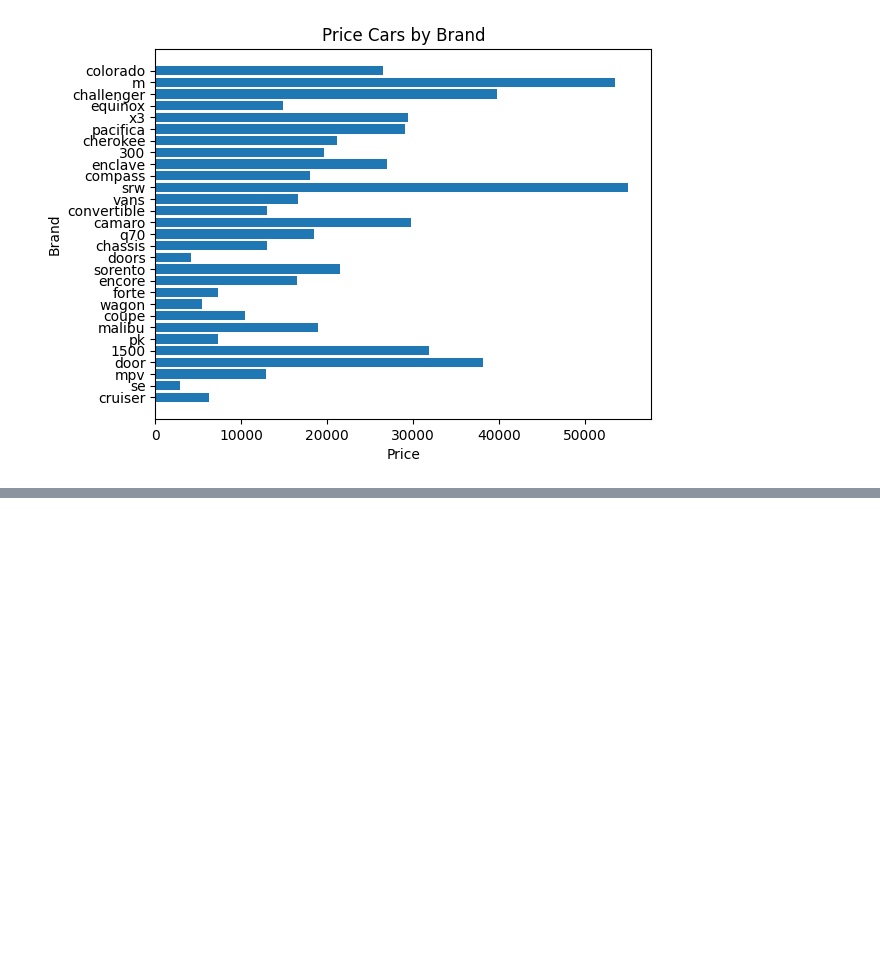
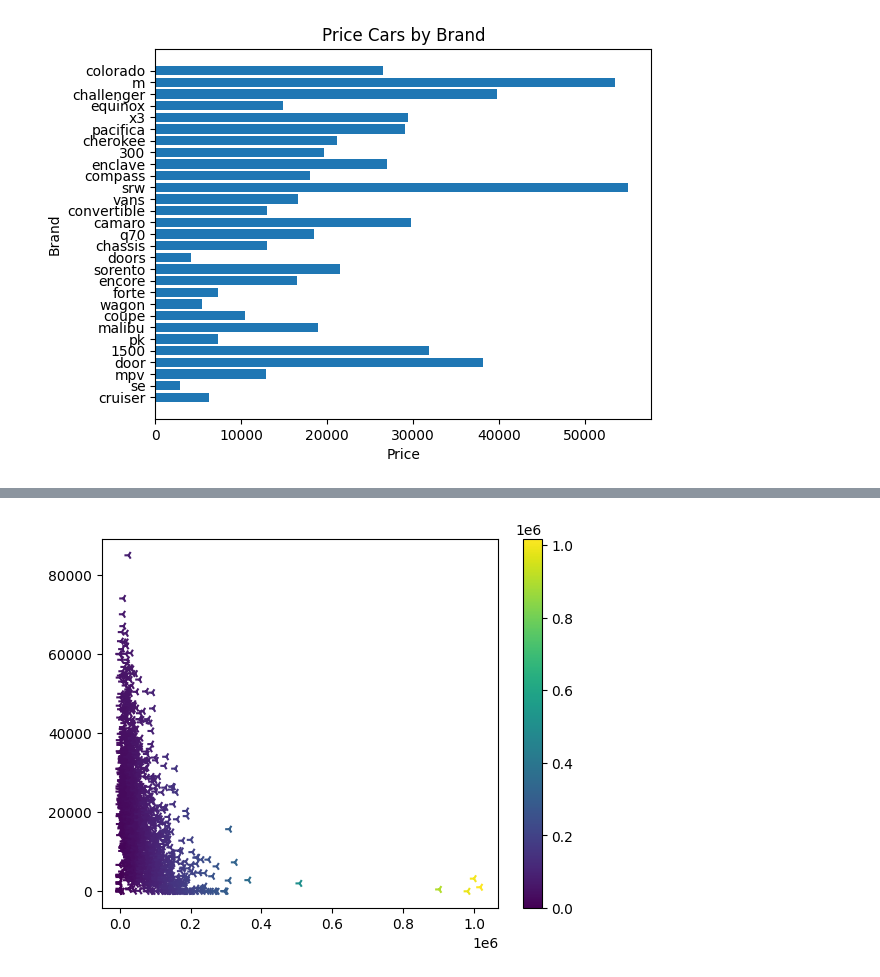
Before and after one commit to bltnhan/Python_Basic, a Jupyter notebook: demo_matplotlib.ipynb, the cells around one changed output, grey strips where cells are left out. Cells and saved outputs as stored; diff of their text form; code cells hidden in the pictures; blank space fills up the shorter version.

```diff
--- a/demo_matplotlib.ipynb
+++ b/demo_matplotlib.ipynb
@@ -175,0 +196,4 @@ ax.legend();
+# %%
+df = pd.read_csv(r'Ref\USA_cars_datasets.csv',index_col=0)
+df.dropna(inplace=True)
+df.head(5)
@@ -175,0 +207,12 @@ ax.legend();
+# %%
+# color bar
+x = df.mileage
+y = df.price
+z1 = np.sqrt(x**2 + y**2)
+
+fig, ax = plt.subplots()
+pos = ax.scatter(x, y, c=z1, cmap='viridis', marker='3')
+
+fig.colorbar(pos);
+# %% [output]
+[figure, added]
```
Also changed, not shown: parts of 10 cells of this notebook.
